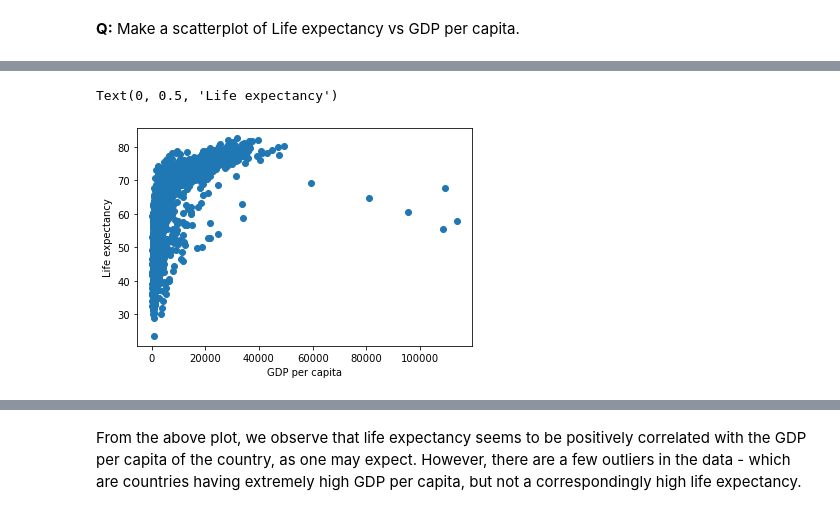
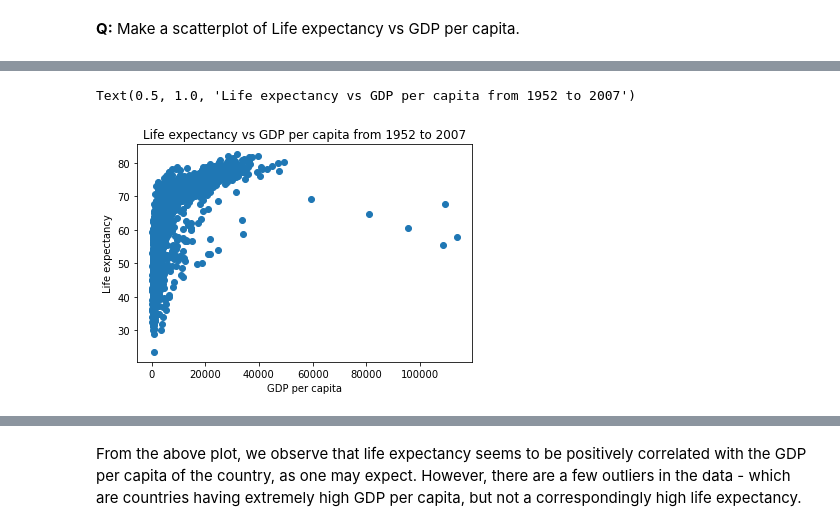
Before and after one commit to NUstat/DataScience_Intro_python, a Jupyter notebook: Data visualization.ipynb, the cells around one changed output, grey strips where cells are left out. Cells and saved outputs as stored; diff of their text form; code cells hidden in the pictures.

```diff
--- a/Data visualization.ipynb
+++ b/Data visualization.ipynb
@@ -106,10 +117,11 @@ ax.set_xlabel()
 # %%
-#Making a scatterplot of Life expectancy vs GDP per capita
+#pyplot style
 x = gdp_data.gdpPercap
 y = gdp_data.lifeExp
 plt.plot(x,y,'o') #By default, the plot() function makes a lineplot. The 'o' arguments specifies a scatterplot
 plt.xlabel('GDP per capita')  #Labelling the horizontal X-axis
 plt.ylabel('Life expectancy') #Labelling the verical Y-axis
+plt.title('Life expectancy vs GDP per capita from 1952 to 2007')
 # %% [output]
-Text(0, 0.5, 'Life expectancy')
+Text(0.5, 1.0, 'Life expectancy vs GDP per capita from 1952 to 2007')
-[figure, old version]
+[figure, new version]
```
Also changed, not shown: parts of 20 cells of this notebook, 4 other files.
